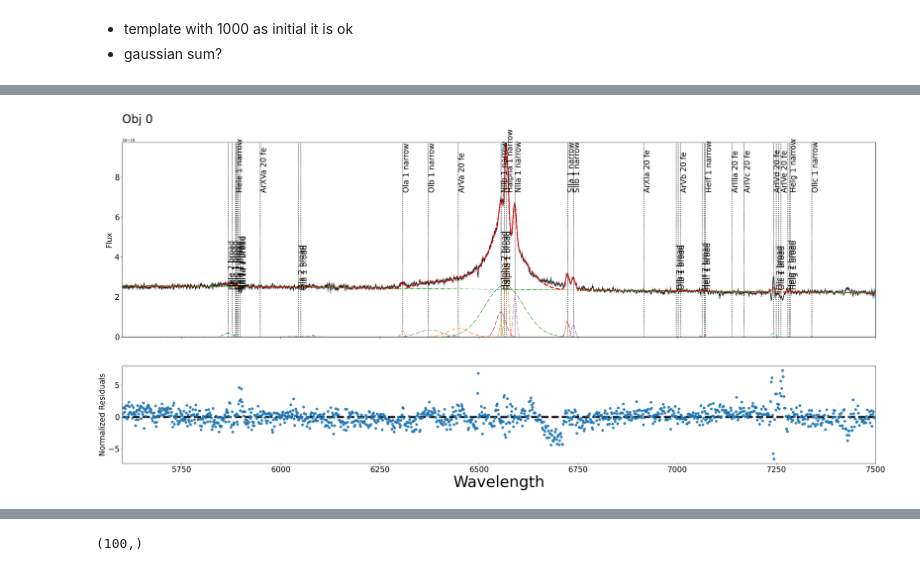
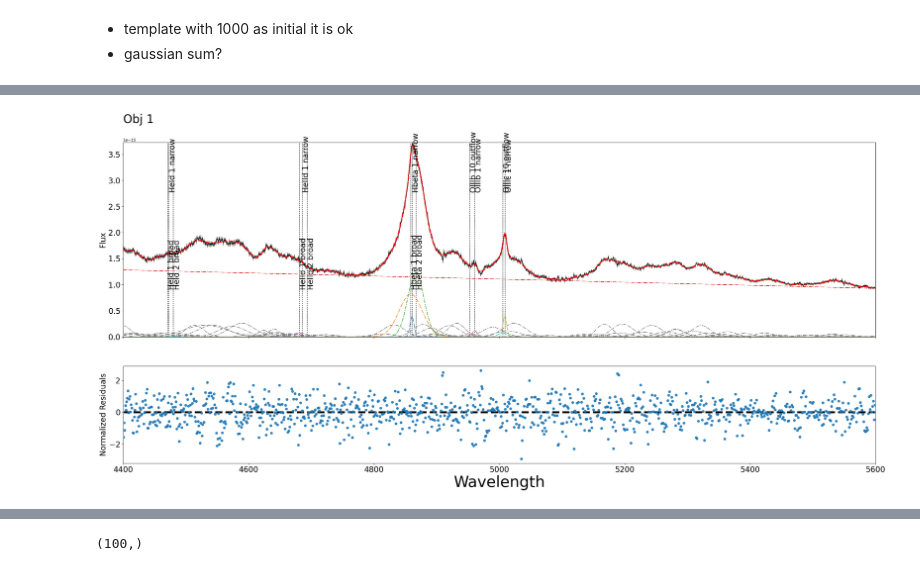
Before and after one commit to felavila/sheap, a Jupyter notebook: notebooks/building_complex_regions.ipynb, the cells around one changed output, grey strips where cells are left out. Cells and saved outputs as stored; diff of their text form; code cells hidden in the pictures.

```diff
--- a/notebooks/building_complex_regions.ipynb
+++ b/notebooks/building_complex_regions.ipynb
@@ -181,6 +145,6 @@ plt.plot(spectra_reshaped[0,1,:])
 # %%
-n = 0
+n = 1
 region_plot = SheapPlot(Hbeta_class)
-region_plot.plot(n,xlim=[5600, 7500],add_name=True)#207
+region_plot.plot(n,xlim=[4400, 5600],add_name=True)#207
 # %% [output]
-[figure, old version]
+[figure, new version]
```
Also changed, not shown: parts of 38 cells of this notebook, 7 other files.
